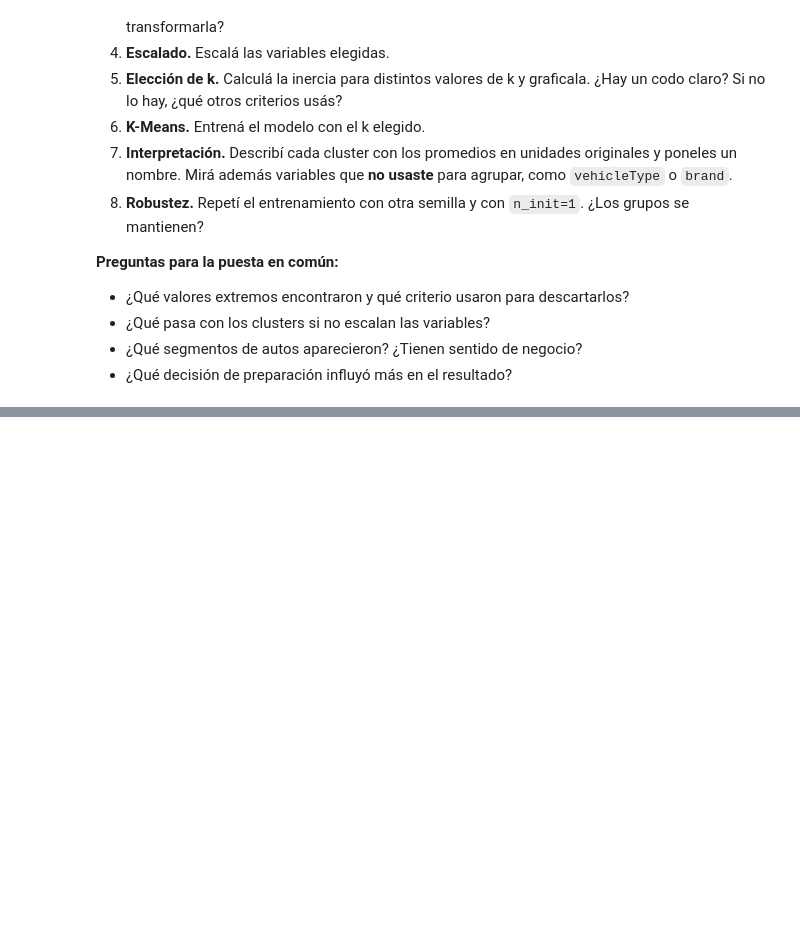
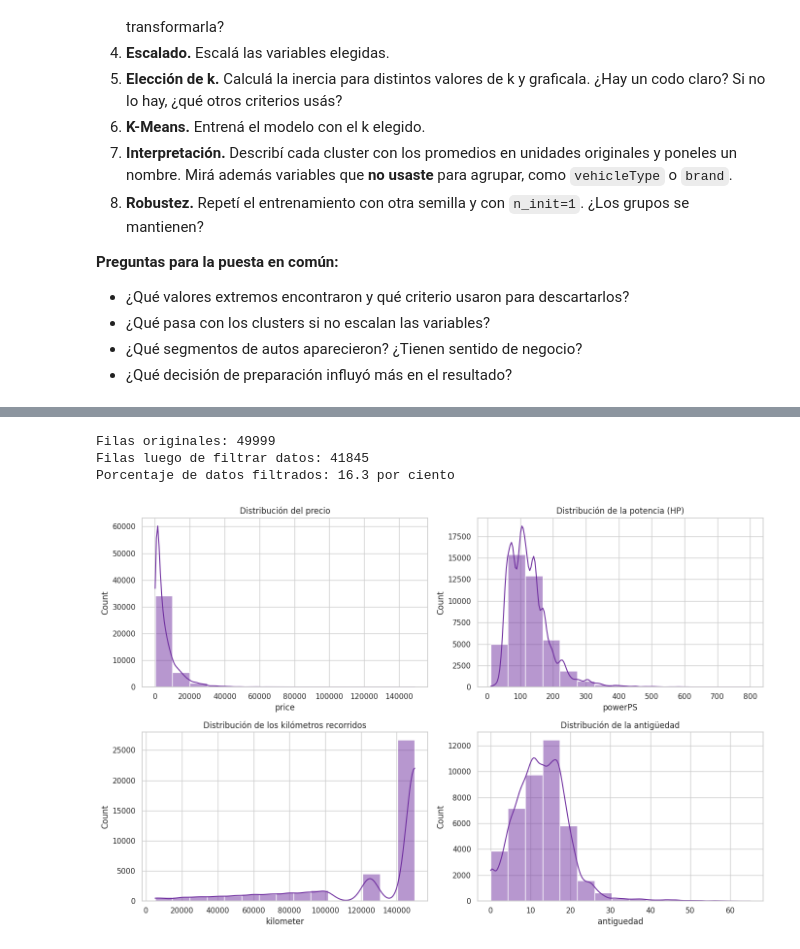
Before and after one commit to EmiiFernandez/actividades_data_sciente_ypf, a Jupyter notebook: notebook/C20_Notebook-24.ipynb, the cells around one changed output, grey strips where cells are left out. Cells and saved outputs as stored; diff of their text form; code cells hidden in the pictures; blank space fills up the shorter version.

```diff
--- a/notebook/C20_Notebook-24.ipynb
+++ b/notebook/C20_Notebook-24.ipynb
@@ -319,0 +474,3 @@ autos.head()
+# %%
+autos = autos.drop_duplicates()
+print("Filas duplicadas", autos.duplicated().sum())
@@ -320,3 +507,23 @@ autos.head()
+# %%
+rango_price = (100, 150000)
+rango_year = (1950, 2016)
+rango_power = (10, 800)
+# %%
+autos_filtrado = autos[
+    (autos["price"].between(*rango_price))
+    & (autos["yearOfRegistration"].between(*rango_year))
+    & (autos["powerPS"].between(*rango_power))
+]
+
+# Informá cuántas filas perdiste y qué porcentaje del total representa.
+print("Filas originales:", len(autos))
+print("Filas luego de filtrar datos:", len(autos_filtrado))
+print("Porcentaje de datos filtrados:",
+      round((1 - len(autos_filtrado) / len(autos)) * 100, 1), "por ciento")
+# %% [output]
+Filas originales: 49999
+Filas luego de filtrar datos: 41845
+Porcentaje de datos filtrados: 16.3 por ciento
 # %%
 # 2 y 3. Nueva variable y distribución de las variables
-# COMPLETAR
+autos_filtrado["antiguedad"] = 2016 - autos_filtrado["yearOfRegistration"]
@@ -334,0 +530,19 @@ autos.head()
+# %%
+fig, ax = plt.subplots(2, 2, figsize=(14, 9))
+
+sns.histplot(autos_filtrado["price"], bins=15, kde=True, ax=ax[0, 0], color="#7030A0")
+ax[0, 0].set_title("Distribución del precio")
+
+sns.histplot(autos_filtrado["powerPS"], bins=15, kde=True, ax=ax[0, 1], color="#7030A0")
+ax[0, 1].set_title("Distribución de la potencia (HP)")
+
+sns.histplot(autos_filtrado["kilometer"], bins=15, kde=True, ax=ax[1, 0], color="#7030A0")
+ax[1, 0].set_title("Distribución de los kilómetros recorridos")
+
+sns.histplot(autos_filtrado["antiguedad"], bins=15, kde=True, ax=ax[1, 1], color="#7030A0")
+ax[1, 1].set_title("Distribución de la antigüedad")
+
+plt.tight_layout()
+plt.show()
+# %% [output]
+[figure, added]
```
Also changed, not shown: parts of 38 cells of this notebook.
